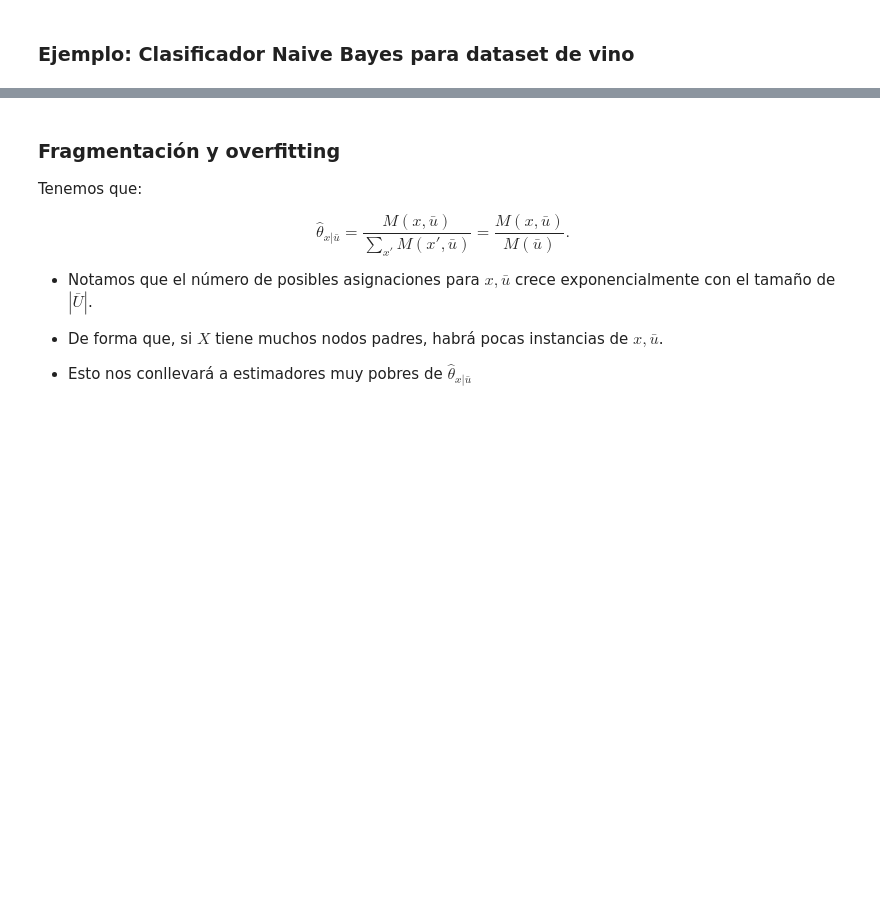
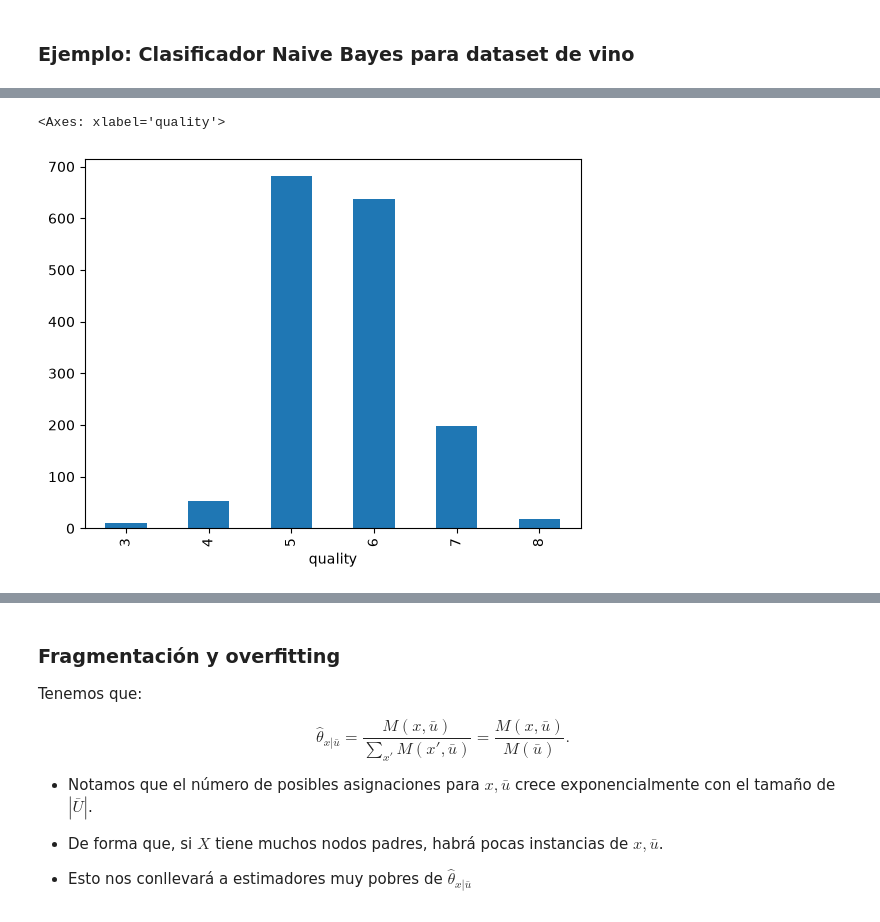
Before and after one commit to esjimenezro/mgp2026, a Jupyter notebook: m2-redes-bayesianas/c8-aprendizaje-redes-bayesianas/1-estimacion-parametros-rb.ipynb, the cells around one changed output, grey strips where cells are left out. Cells and saved outputs as stored; diff of their text form; code cells hidden in the pictures; blank space fills up the shorter version.

```diff
--- a/m2-redes-bayesianas/c8-aprendizaje-redes-bayesianas/1-estimacion-parametros-rb.ipynb
+++ b/m2-redes-bayesianas/c8-aprendizaje-redes-bayesianas/1-estimacion-parametros-rb.ipynb
@@ -188,0 +159,3 @@ model_plot.render()
+# %%
+# Lectura de datos
+data = pd.read_csv('winequality-red.csv', sep=';')
@@ -188,0 +171,6 @@ model_plot.render()
+# %%
+# Histograma de la variable objetivo
+data['quality'].value_counts().sort_index().plot(kind='bar')
+# %% [output]
+<Axes: xlabel='quality'>
+[figure, added]
```
Also changed, not shown: parts of 35 cells of this notebook, 5 other files.
